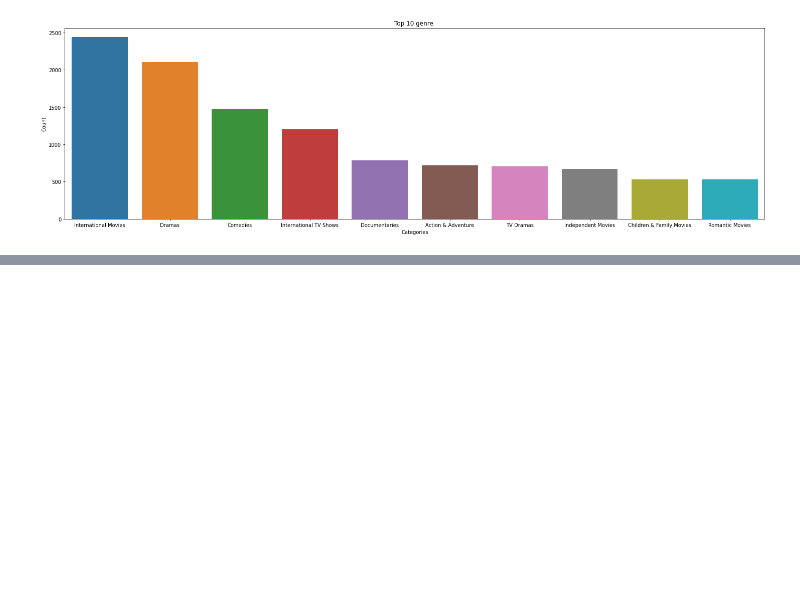
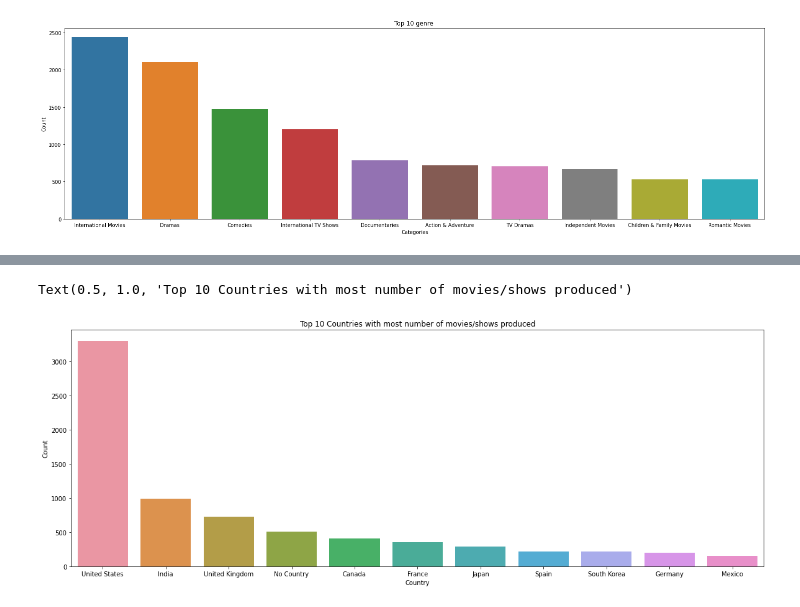
Before and after one commit to raghavendrakulkarni14/Netflix_clustering, a Jupyter notebook: RaghavendraAKulkarniNETFLIX_MOVIES_AND_TV_SHOWS_CLUSTERING.ipynb, the cells around one changed output, grey strips where cells are left out. Drawn from its saved outputs; the diff is of its cells as text; code cells hidden in the pictures; blank space fills up the shorter version.

```diff
--- a/RaghavendraAKulkarniNETFLIX_MOVIES_AND_TV_SHOWS_CLUSTERING.ipynb
+++ b/RaghavendraAKulkarniNETFLIX_MOVIES_AND_TV_SHOWS_CLUSTERING.ipynb
@@ -155,0 +169,26 @@ Text(0.5, 1.0, 'Top 10 genre ')
+# %%
+output1=[]
+def reemovNestings(l):
+    for i in l:
+        if type(i) == list:
+            reemovNestings(i)
+        else:
+            output1.append(i)
+
+reemovNestings(list_of_country)
+# %%
+o1=[]
+for x in output1:
+  o1.append(x.strip())
+# %%
+list_of_country_count = {}
+
+for i in o1:
+  if i in list_of_country_count.keys():
+    list_of_country_count[i] += 1
+  else:
+    list_of_country_count[i] = 1
+# %%
+listed_in_df1=pd.DataFrame(list_of_country_count.items(), columns=['Country', 'Count'])
+listed_in_df1.set_index('Country')
+listed_in_df1.head(4)
@@ -155,0 +201,8 @@ Text(0.5, 1.0, 'Top 10 genre ')
+# %%
+ld1=listed_in_df1.sort_values(by='Count',ascending=False)[:11].reset_index()
+plt.figure(figsize=(20,7))
+sns.barplot(x="Country", y="Count", data=ld1)
+plt.title('Top 10 Countries with most number of movies/shows produced')
+# %% [output]
+Text(0.5, 1.0, 'Top 10 Countries with most number of movies/shows produced')
+[figure, added]
```
Also changed, not shown: parts of 8 cells of this notebook.
